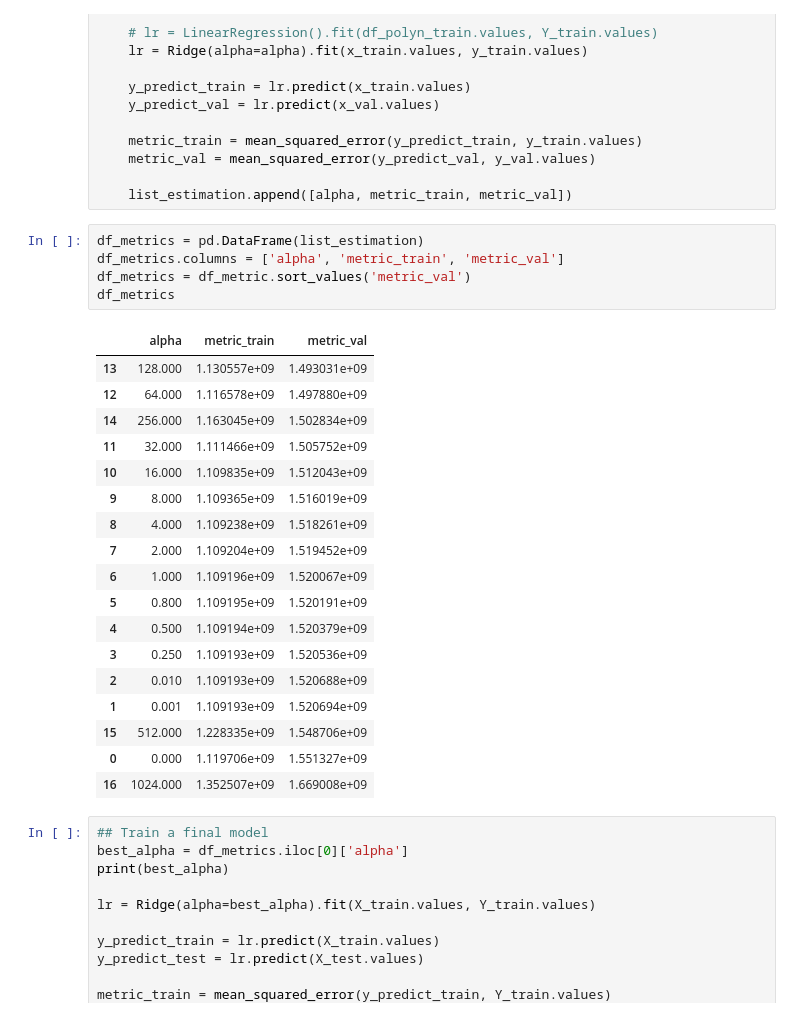
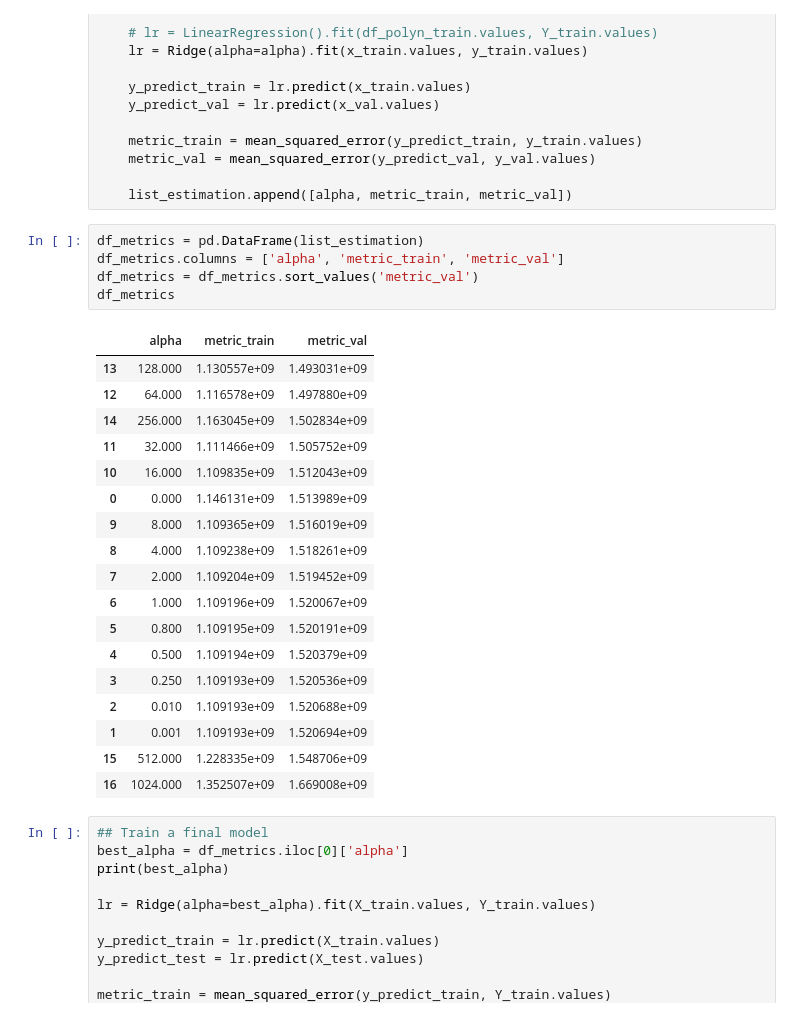
Before and after one commit to jroccal/machine_learning_fundamentals, a Jupyter notebook: notebooks/cross-validation.ipynb, the cells around one changed output. Saved outputs shown, nothing was run; the diff lists cells and outputs as text.

```diff
--- a/notebooks/cross-validation.ipynb
+++ b/notebooks/cross-validation.ipynb
@@ -395,15 +383,16 @@ for alpha in [0, 0.001, 0.01, 0.25, 0.5, 0.8, 1.0, 2, 4, 8, 16, 32, 64, 128, 256
 # %%
 df_metrics = pd.DataFrame(list_estimation)
 df_metrics.columns = ['alpha', 'metric_train', 'metric_val']
-df_metrics = df_metric.sort_values('metric_val')
+df_metrics = df_metrics.sort_values('metric_val')
 df_metrics
 # %% [output]
 |  | alpha | metric_train | metric_val |
 | 13 | 128.000 | 1.130557e+09 | 1.493031e+09 |
 | 12 | 64.000 | 1.116578e+09 | 1.497880e+09 |
 | 14 | 256.000 | 1.163045e+09 | 1.502834e+09 |
 | 11 | 32.000 | 1.111466e+09 | 1.505752e+09 |
 | 10 | 16.000 | 1.109835e+09 | 1.512043e+09 |
+| 0 | 0.000 | 1.146131e+09 | 1.513989e+09 |
 | 9 | 8.000 | 1.109365e+09 | 1.516019e+09 |
 | 8 | 4.000 | 1.109238e+09 | 1.518261e+09 |
 | 7 | 2.000 | 1.109204e+09 | 1.519452e+09 |
@@ -414,7 +403,6 @@ df_metrics
 | 2 | 0.010 | 1.109193e+09 | 1.520688e+09 |
 | 1 | 0.001 | 1.109193e+09 | 1.520694e+09 |
 | 15 | 512.000 | 1.228335e+09 | 1.548706e+09 |
-| 0 | 0.000 | 1.119706e+09 | 1.551327e+09 |
 | 16 | 1024.000 | 1.352507e+09 | 1.669008e+09 |
 # %%
 ## Train a final model
```
Also changed, not shown: parts of 28 cells of this notebook.
